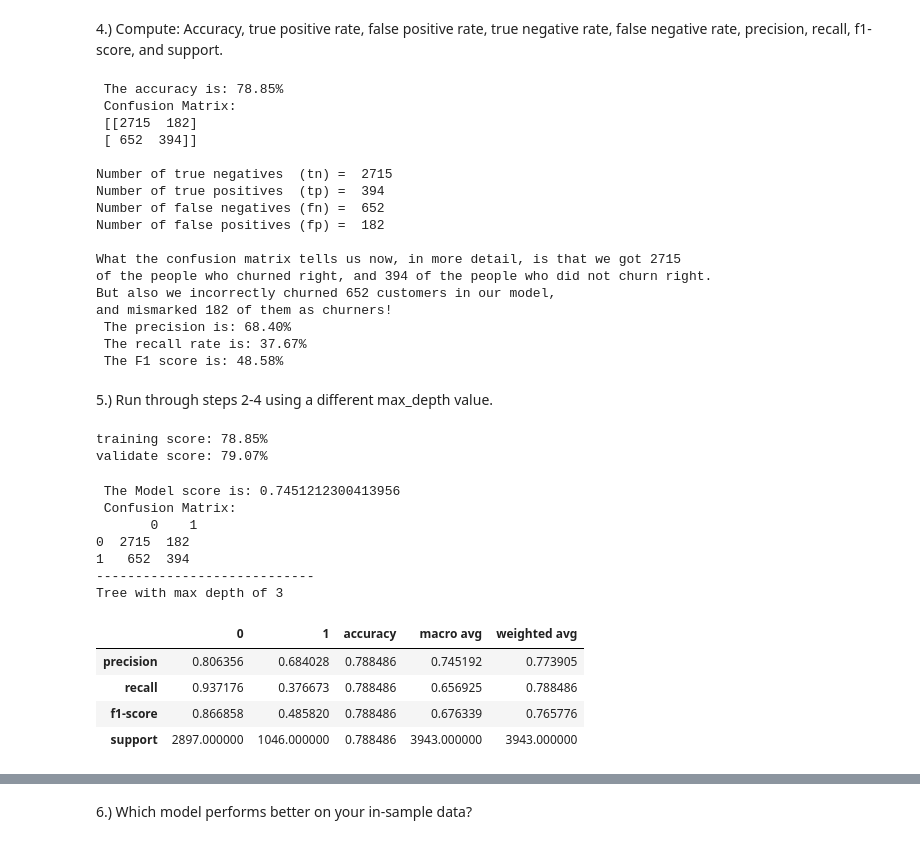
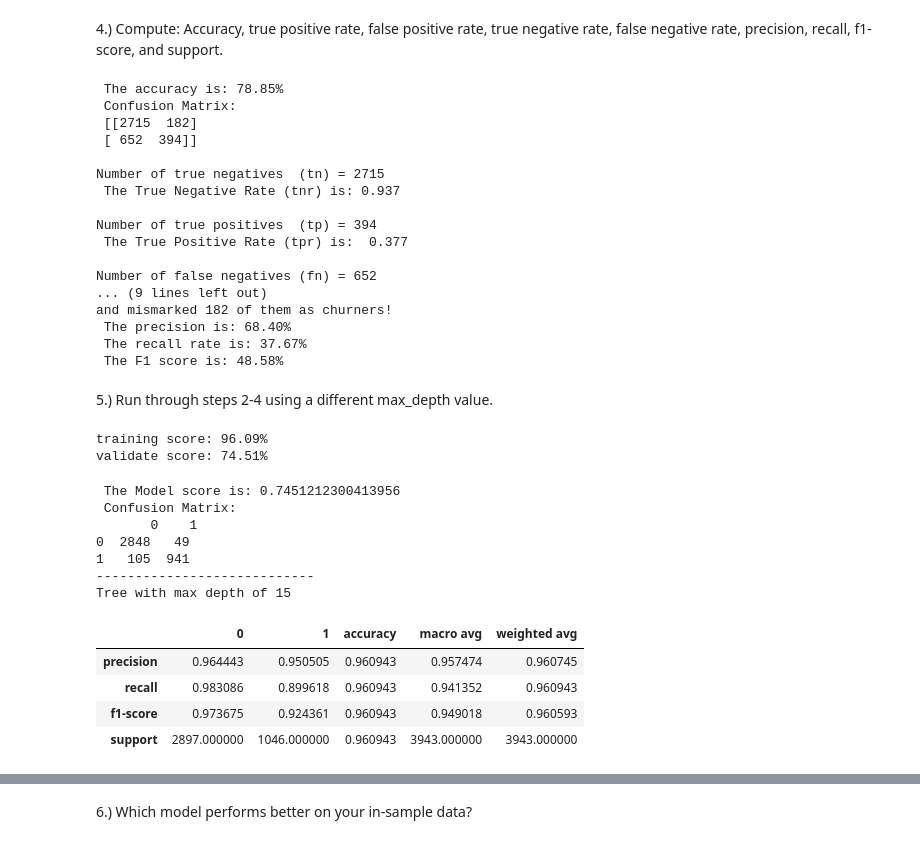
Before and after one commit to nicholas-dougherty/classification-exercises, a Jupyter notebook: model.ipynb, the cells around one changed output, grey strips where cells are left out. Cells and saved outputs as stored; diff of their text form; code cells hidden in the pictures.

```diff
--- a/model.ipynb
+++ b/model.ipynb
@@ -436,11 +455,17 @@ print(f' Confusion Matrix: \n {cm} \n ')
 telco_cm = confusion_matrix(y_train, y_predictions)
 telco_cm
 
+tpr = telco_cm[1][1] / telco_cm[1].sum()
+fpr = telco_cm[0][1] / telco_cm[0].sum()
+tnr = telco_cm[0][0] / telco_cm[0].sum()
+fnr = telco_cm[1][0] / telco_cm[1].sum()
+
 tn, fp, fn, tp = telco_cm.ravel()
-print("Number of true negatives  (tn) = ",tn)
-print("Number of true positives  (tp) = ",tp)
-print("Number of false negatives (fn) = ",fn)
-print("Number of false positives (fp) = ",fp)
+print(f'Number of true negatives  (tn) = {tn} \n The True Negative Rate (tnr) is: {tnr:.3} \n')
+print(f'Number of true positives  (tp) = {tp} \n The True Positive Rate (tpr) is:  {tpr:.3} \n')
+print(f'Number of false negatives (fn) = {fn} \n The False Negative Rate (tpr) is: {fnr:.3} \n')
+print(f'Number of false positives (fp) = {fp} \n The False Positive Rate (tpr) is: {fpr:.3} \n')
+
 
 print(f"""
 What the confusion matrix tells us now, in more detail, is that we got {tn}
@@ -465,14 +490,14 @@ print(f' The F1 score is: {f1:.2%}')
  [[2715  182]
  [ 652  394]]
 
-Number of true negatives  (tn) =  2715
-Number of true positives  (tp) =  394
-Number of false negatives (fn) =  652
-Number of false positives (fp) =  182
+Number of true negatives  (tn) = 2715
+ The True Negative Rate (tnr) is: 0.937
 
-What the confusion matrix tells us now, in more detail, is that we got 2715
-of the people who churned right, and 394 of the people who did not churn right.
-But also we incorrectly churned 652 customers in our model,
+Number of true positives  (tp) = 394
+ The True Positive Rate (tpr) is:  0.377
+
+Number of false negatives (fn) = 652
+... (9 lines left out)
 and mismarked 182 of them as churners!
  The precision is: 68.40%
  The recall rate is: 37.67%
@@ -490,33 +515,33 @@ tree2 = tree2.fit(X_train, y_train)
 # We'll evaluate the model's performance on train, first
 y_predictions2 = tree2.predict(X_train)
 
-print(f'training score: {tree1.score(X_train, y_train):.2%}')
-print(f'validate score: {tree1.score(X_validate, y_validate):.2%}')
+print(f'training score: {tree2.score(X_train, y_train):.2%}')
+print(f'validate score: {tree2.score(X_validate, y_validate):.2%}')
 
 y_predictions2 = tree2.predict(X_train)
 # %% [output]
-training score: 78.85%
-validate score: 79.07%
+training score: 96.09%
+validate score: 74.51%
 # %%
 # model score
 print(f' The Model score is: {tree2.score(X_validate, y_validate)}')
 
 # One approach to confusion matrix
-print(f' Confusion Matrix: \n {pd.DataFrame(confusion_matrix(y_train, y_predictions))}')
+print(f' Confusion Matrix: \n {pd.DataFrame(confusion_matrix(y_train, y_predictions2))}')
 print('----------------------------')
-report = classification_report(y_train, y_predictions, output_dict=True)
+report = classification_report(y_train, y_predictions2, output_dict=True)
 print("Tree with max depth of 15")
 pd.DataFrame(report)
 # %% [output]
  The Model score is: 0.7451212300413956
  Confusion Matrix:
        0    1
-0  2715  182
-1   652  394
+0  2848   49
+1   105  941
 ----------------------------
-Tree with max depth of 3
+Tree with max depth of 15
 |  | 0 | 1 | accuracy | macro avg | weighted avg |
-| precision | 0.806356 | 0.684028 | 0.788486 | 0.745192 | 0.773905 |
-| recall | 0.937176 | 0.376673 | 0.788486 | 0.656925 | 0.788486 |
-| f1-score | 0.866858 | 0.485820 | 0.788486 | 0.676339 | 0.765776 |
-| support | 2897.000000 | 1046.000000 | 0.788486 | 3943.000000 | 3943.000000 |
+| precision | 0.964443 | 0.950505 | 0.960943 | 0.957474 | 0.960745 |
+| recall | 0.983086 | 0.899618 | 0.960943 | 0.941352 | 0.960943 |
+| f1-score | 0.973675 | 0.924361 | 0.960943 | 0.949018 | 0.960593 |
+| support | 2897.000000 | 1046.000000 | 0.960943 | 3943.000000 | 3943.000000 |
```
Also changed, not shown: parts of 15 cells of this notebook.
